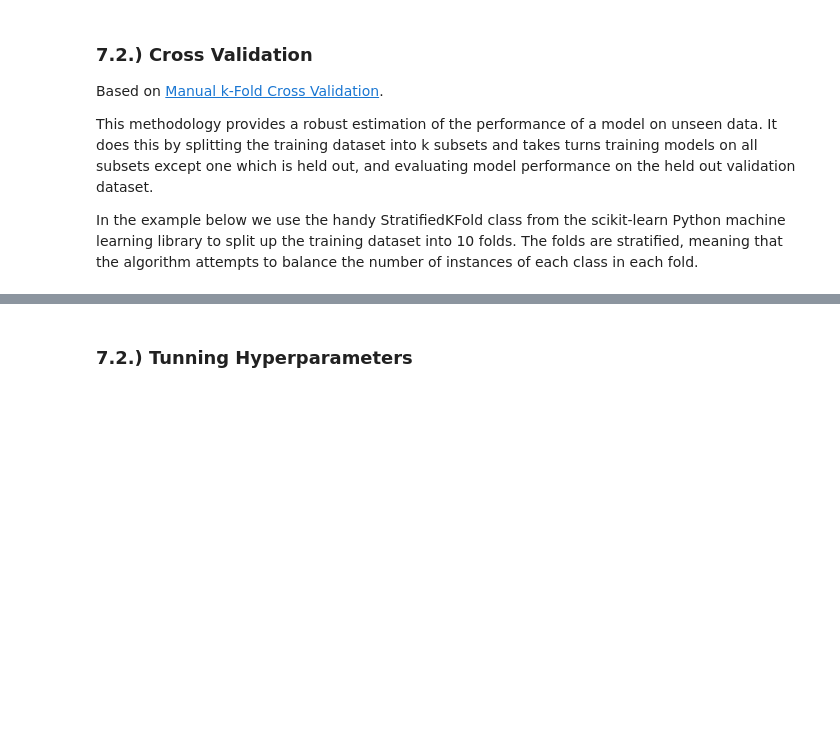
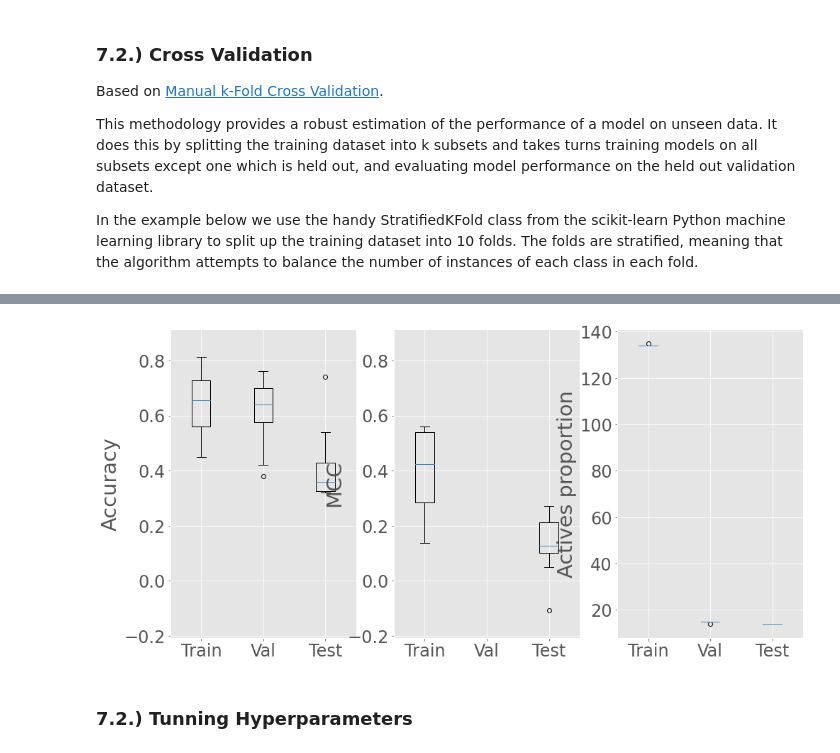
Before and after one commit to cescgina/drug_learning, a Jupyter notebook: drug_learning/2D_smaller_dataset/Morgan_Mordred_mix.ipynb, the cells around one changed output, grey strips where cells are left out. Saved outputs shown, nothing was run; the diff lists cells and outputs as text; code cells hidden in the pictures; blank space fills up the shorter version.

```diff
--- a/drug_learning/2D_smaller_dataset/Morgan_Mordred_mix.ipynb
+++ b/drug_learning/2D_smaller_dataset/Morgan_Mordred_mix.ipynb
@@ -785,3 +789,7 @@ NER: 0.480, Sensitivity or recall: 0.071, Specificity: 0.889, Precision: 0.200,
+# %%
+plot_results_CV(MCCs_train, MCCs_val, MCCs_test, accs_train, accs_val, accs_test, actives_train, actives_val, actives_test)
+# %% [output]
+[figure, added]
 # %% [markdown]
 ### 7.2.) Tunning Hyperparameters
 # %%
```
Also changed, not shown: parts of 5 cells of this notebook.
